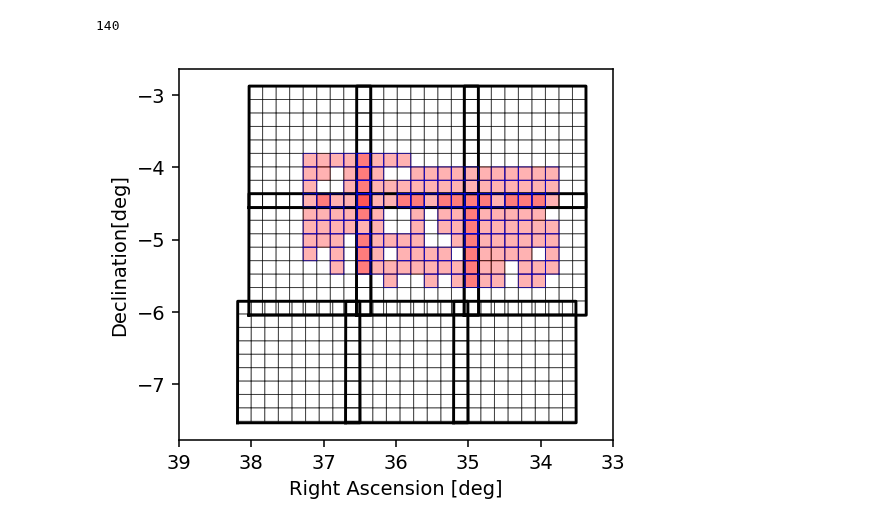
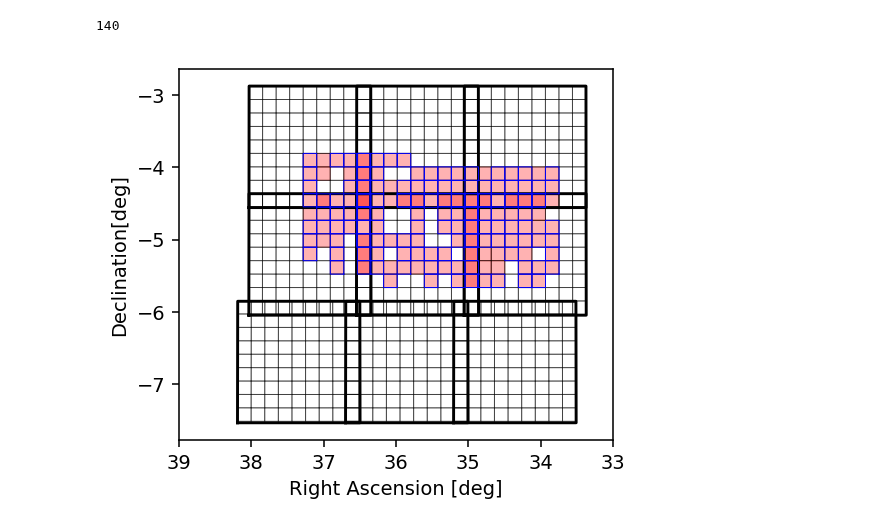
Before and after one commit to lsst-uk/lsst-ir-fusion, a Jupyter notebook: dmu4/dmu4_SXDS/3_Failed_patches.ipynb, the cells around one changed output. Saved outputs shown, nothing was run; the diff lists cells and outputs as text; code cells hidden in the pictures.

```diff
--- a/dmu4/dmu4_SXDS/3_Failed_patches.ipynb
+++ b/dmu4/dmu4_SXDS/3_Failed_patches.ipynb
@@ -84,32 +84,32 @@ for file in coadds:
     tract = int(file.split('/')[5])
 
     t = sm.generateTract(tract)
     vertices = t.getPatchInfo([p[0], p[1]]).getInnerSkyPolygon(t.getWcs()).getVertices()
     ra = [np.arctan(vertices[n][1]/vertices[n][0])* 180/np.pi for n in np.mod(np.arange(5),4)]
     #print(tract, ra)
     dec = [(vertices[n][2])* 180/np.pi for n in np.mod(np.arange(5),4)]
     ax.fill(ra, dec, c = 'r', alpha=0.3, linewidth=0.5)
 
 
 for file in forced:
     patch = file.split('/')[6]
     p = [int(i) for i in patch.split(',')]
     tract = int(file.split('/')[5])
 
     t = sm.generateTract(int(tract))
     vertices = t.getPatchInfo([p[0], p[1]]).getInnerSkyPolygon(t.getWcs()).getVertices()
     ra = [np.arctan(vertices[n][1]/vertices[n][0])* 180/np.pi for n in np.mod(np.arange(5),4)]
     #print(tract, ra)
     dec = [(vertices[n][2])* 180/np.pi for n in np.mod(np.arange(5),4)]
-    ax.plot(ra, dec, c = 'b', alpha=0.5, linewidth=0.5)
+    ax.plot(ra, dec, c = 'b', alpha=1., linewidth=0.5)
 
 
 
 ax.axis('scaled')
 ax.set_xlim([39, 33])
 ax.set_xlabel('Right Ascension [deg]')
 ax.set_ylabel('Declination[deg]')
 fig.savefig('./figs/sxds_failed_patches.pdf', overwrite=True)
 fig.savefig('./figs/sxds_failed_patches.png', overwrite=True)
 # %% [output]
-[figure, old version]
+[figure, new version]
```
Also changed, not shown: 1 other file.
